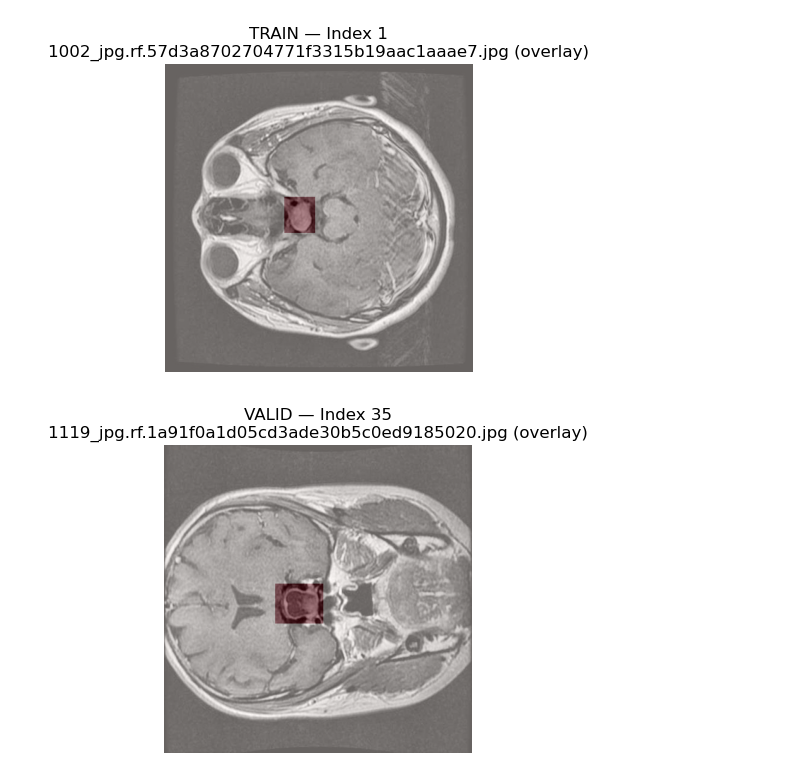
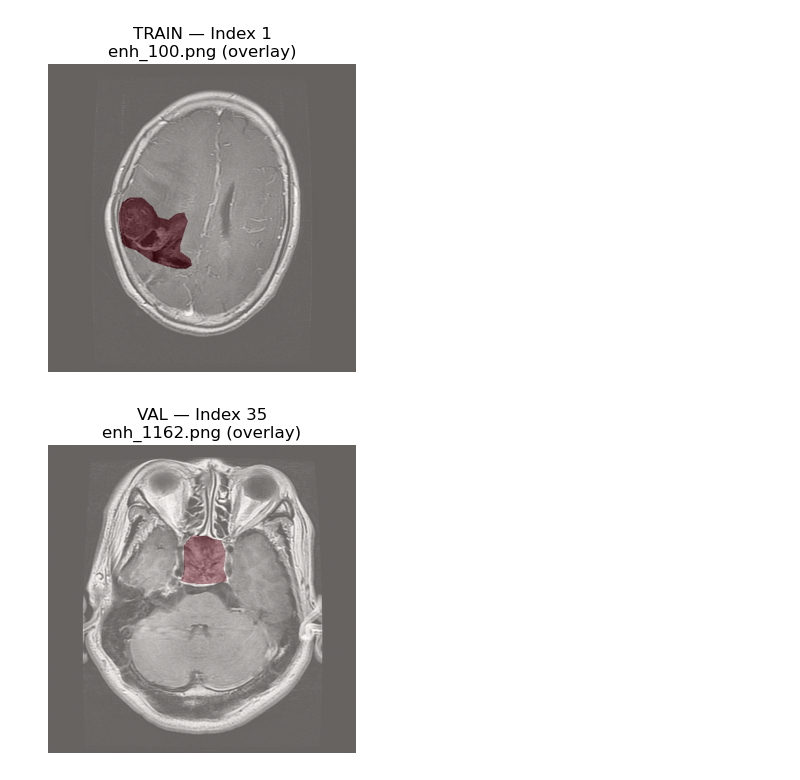
Before and after one commit to Frasse00/Project_DML, a Jupyter notebook: Project_DML.ipynb, the cells around one changed output. Cells and saved outputs as stored; diff of their text form; code cells hidden in the pictures.

Commit message:
Update Project_DML notebook

```diff
--- a/Project_DML.ipynb
+++ b/Project_DML.ipynb
@@ -254,55 +213,85 @@ valid_stats = check_data_quality(os.path.join(project_root, "valid"))
 # %%
-def plot_image_and_mask(index: int,
-                        project_root: str = "/Users/adam/deep-machine-learning/Project",
-                        split: str = "train",
-                        overlay: bool = True):
+import numpy as np
+from pathlib import Path
+from PIL import Image
+import matplotlib.pyplot as plt
+
+
+def plot_image_and_mask(
+    index: int,
+    project_root: str = "/Users/adam/deep-machine-learning/Project/DATASET",
+    split: str = "train",
+    overlay: bool = True
+):
+    """
+    Displays an image and its corresponding mask (or overlay) from the dataset.
+
+    Works with .png/.jpg files and both 'val' and 'valid' splits.
+    Shows MRI images in grayscale to avoid false color distortions.
+    """
+    # Normalize split name (so 'valid' also works)
+    if split.lower() == "valid":
+        split = "val"
 
     split_dir = Path(project_root) / split
     images_dir = split_dir / "images"
     masks_dir = split_dir / "masks"
 
-    # Collect image files
-    image_files = sorted([f for f in images_dir.iterdir() if f.suffix.lower() in [".jpg", ".jpeg", ".png"]])
+    if not images_dir.exists() or not masks_dir.exists():
+        raise FileNotFoundError(f"❌ Could not find expected folders at {split_dir}")
 
+    # Collect image files (.png, .jpg, .jpeg)
+    image_files = sorted([f for f in images_dir.iterdir() if f.suffix.lower() in [".png", ".jpg", ".jpeg"]])
+    if not image_files:
+        raise FileNotFoundError(f"❌ No image files found in {images_dir}")
+
+    if index >= len(image_files):
+        raise IndexError(f"Index {index} out of range (dataset has {len(image_files)} images).")
+
+    # Get image + mask paths
     img_path = image_files[index]
     base_name = img_path.stem
-    mask_path = masks_dir / f"{base_name}_mask.png"
-
-    if not mask_path.exists():
-        mask_path = masks_dir / f"{base_name}_mask.jpg"
+    mask_candidates = [
+        masks_dir / f"{base_name}_mask.png",
+        masks_dir / f"{base_name}_mask.jpg",
+        masks_dir / f"{base_name}.png",
+        masks_dir / f"{base_name}.jpg",
+    ]
+    mask_path = next((p for p in mask_candidates if p.exists()), None)
 
     img = np.array(Image.open(img_path))
 
     plt.figure(figsize=(8, 4))
-    if masks_dir.exists() and mask_path.exists():
+    if mask_path and mask_path.exists():
         mask = np.array(Image.open(mask_path))
         if overlay:
-            plt.imshow(img)
+            plt.imshow(img, cmap="gray")  # ✅ true grayscale
             plt.imshow(mask, cmap="Reds", alpha=0.4)
             plt.title(f"{split.upper()} — Index {index}\n{img_path.name} (overlay)")
             plt.axis("off")
         else:
             plt.subplot(1, 2, 1)
-            plt.imshow(img)
+            plt.imshow(img, cmap="gray")
             plt.title(f"Image ({split}, #{index})")
             plt.axis("off")
 
             plt.subplot(1, 2, 2)
             plt.imshow(mask, cmap="gray")
             plt.title("Mask")
             plt.axis("off")
-
             plt.tight_layout()
     else:
-        plt.imshow(img)
+        plt.imshow(img, cmap="gray")
         plt.title(f"{split.upper()} — Index {index}\n(No mask found)")
         plt.axis("off")
 
     plt.show()
 
+
+# Example usage:
 plot_image_and_mask(1, split="train")
-plot_image_and_mask(35, split="valid")
+plot_image_and_mask(35, split="val")  # 'valid' also works
 # %% [output]
-[figure, old version]
+[figure, new version]
-[figure, old version]
+[figure, new version]
 # %%
```
Also changed, not shown: parts of 10 cells of this notebook.
